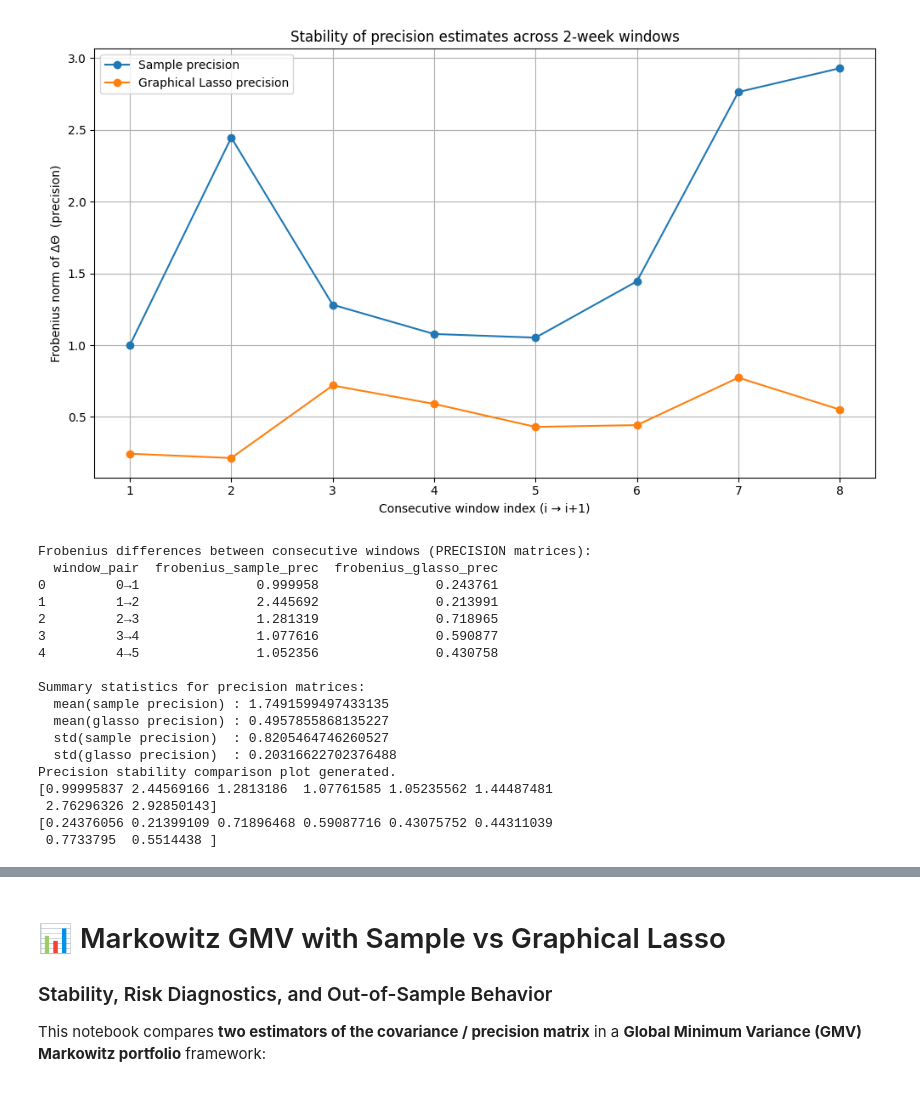
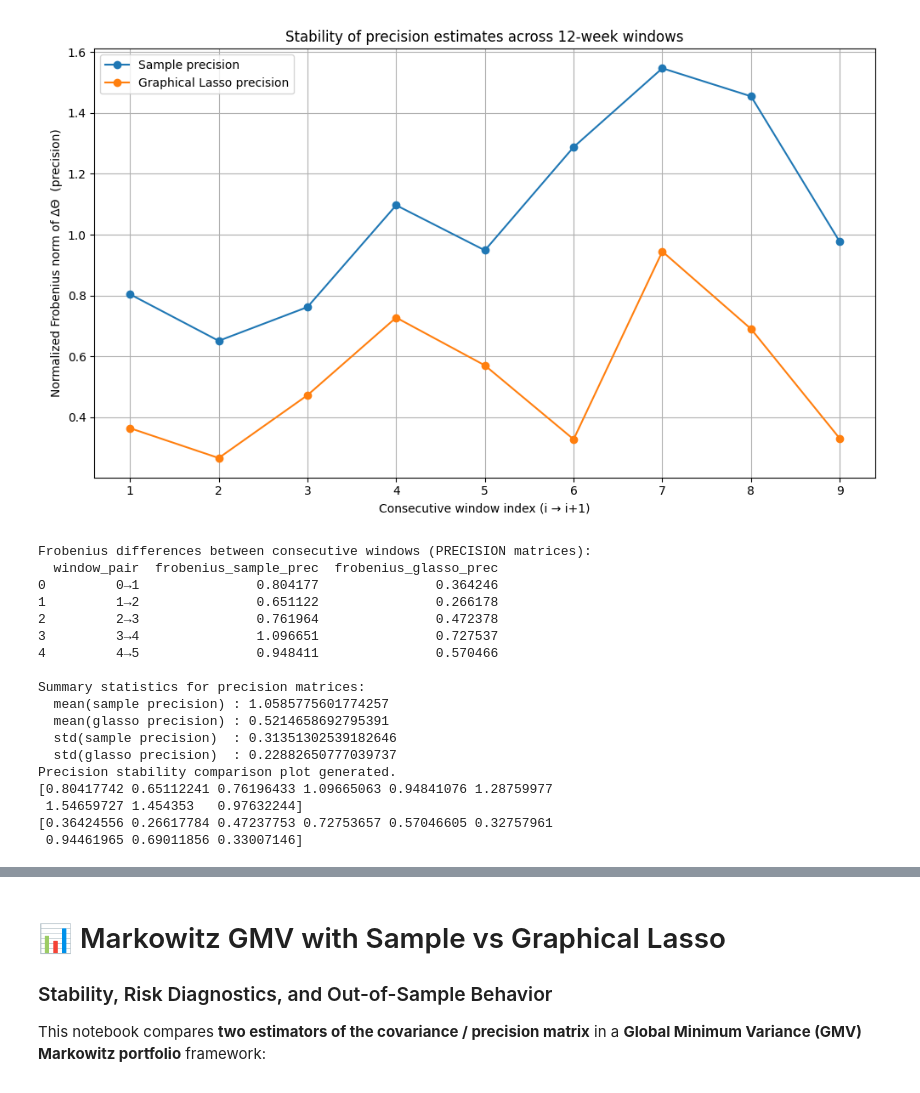
Before and after one commit to mavio9/Sparse-Graphical-Models-for-Mean-Variance-Portfolio-Optimization, a Jupyter notebook: Glasso_stability.ipynb, the cells around one changed output, grey strips where cells are left out. Drawn from its saved outputs; the diff is of its cells as text; code cells hidden in the pictures.

```diff
--- a/Glasso_stability.ipynb
+++ b/Glasso_stability.ipynb
@@ -19,7 +19,7 @@ START_DATE = "2021-01-01"
 END_DATE = "2024-01-01"
 
 random_seed = 42
-random_permutation = np.random.RandomState(seed=random_seed).permutation(len(TICKERS))[:100]
+random_permutation = np.random.RandomState(seed=random_seed).permutation(len(TICKERS))[:50]
 TICKERS = [TICKERS[i] for i in random_permutation]
 
 ALPHA = 0.4                     # Graphical Lasso regularization parameter
@@ -356,54 +352,54 @@ else:
         "frobenius_glasso_prec": fro_glasso_prec,
     })
     # Plot the stability over window pairs
     plt.figure(figsize=(10, 6))
     x = np.arange(1, len(fro_sample_prec) + 1)
 
     plt.plot(x, fro_sample_prec, marker='o', label="Sample precision")
     plt.plot(x, fro_glasso_prec, marker='o', label="Graphical Lasso precision")
 
     plt.xlabel("Consecutive window index (i → i+1)")
-    plt.ylabel("Frobenius norm of ΔΘ  (precision)")
-    plt.title("Stability of precision estimates across 2-week windows")
+    plt.ylabel("Normalized Frobenius norm of ΔΘ  (precision)")
+    plt.title(f"Stability of precision estimates across {WINDOW_WEEKS}-week windows")
     plt.grid(True)
     plt.legend()
     plt.tight_layout()
     plt.show()
 
     print("Frobenius differences between consecutive windows (PRECISION matrices):")
     print(prec_results_df.head())
 
     print("\nSummary statistics for precision matrices:")
     print("  mean(sample precision) :", prec_results_df["frobenius_sample_prec"].mean())
     print("  mean(glasso precision) :", prec_results_df["frobenius_glasso_prec"].mean())
     print("  std(sample precision)  :", prec_results_df["frobenius_sample_prec"].std())
     print("  std(glasso precision)  :", prec_results_df["frobenius_glasso_prec"].std())
 
     print("Precision stability comparison plot generated.")
 
 
     print(fro_sample_prec)
     print(fro_glasso_prec)
 # %% [output]
-[figure, old version]
+[figure, new version]
 Frobenius differences between consecutive windows (PRECISION matrices):
   window_pair  frobenius_sample_prec  frobenius_glasso_prec
-0         0→1               0.999958               0.243761
-1         1→2               2.445692               0.213991
-2         2→3               1.281319               0.718965
-3         3→4               1.077616               0.590877
-4         4→5               1.052356               0.430758
+0         0→1               0.804177               0.364246
+1         1→2               0.651122               0.266178
+2         2→3               0.761964               0.472378
+3         3→4               1.096651               0.727537
+4         4→5               0.948411               0.570466
 
 Summary statistics for precision matrices:
-  mean(sample precision) : 1.7491599497433135
-  mean(glasso precision) : 0.4957855868135227
-  std(sample precision)  : 0.8205464746260527
-  std(glasso precision)  : 0.20316622702376488
+  mean(sample precision) : 1.0585775601774257
+  mean(glasso precision) : 0.5214658692795391
+  std(sample precision)  : 0.31351302539182646
+  std(glasso precision)  : 0.22882650777039737
 Precision stability comparison plot generated.
-[0.99995837 2.44569166 1.2813186  1.07761585 1.05235562 1.44487481
- 2.76296326 2.92850143]
-[0.24376056 0.21399109 0.71896468 0.59087716 0.43075752 0.44311039
- 0.7733795  0.5514438 ]
+[0.80417742 0.65112241 0.76196433 1.09665063 0.94841076 1.28759977
+ 1.54659727 1.454353   0.97632244]
+[0.36424556 0.26617784 0.47237753 0.72753657 0.57046605 0.32757961
+ 0.94461965 0.69011856 0.33007146]
 # %%
 # ============================================================
 # FINAL DIAGNOSTIC PLOTS — ONLY WHAT MATTERS
```
Also changed, not shown: parts of 8 cells of this notebook.
